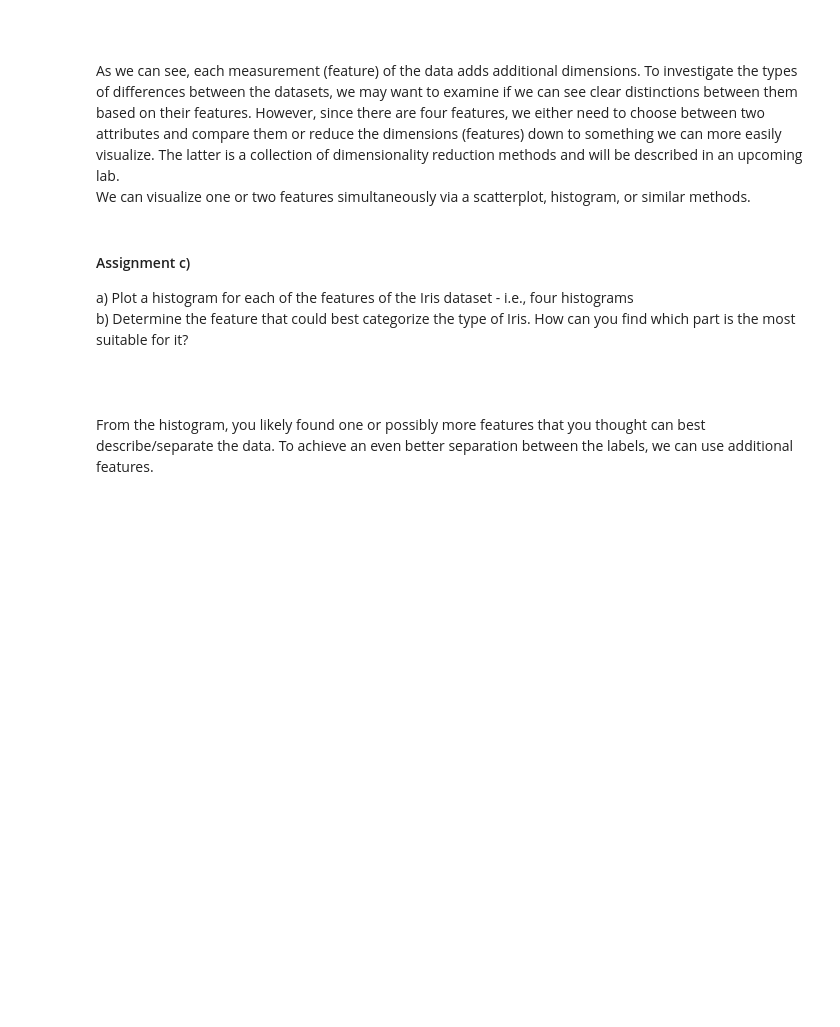
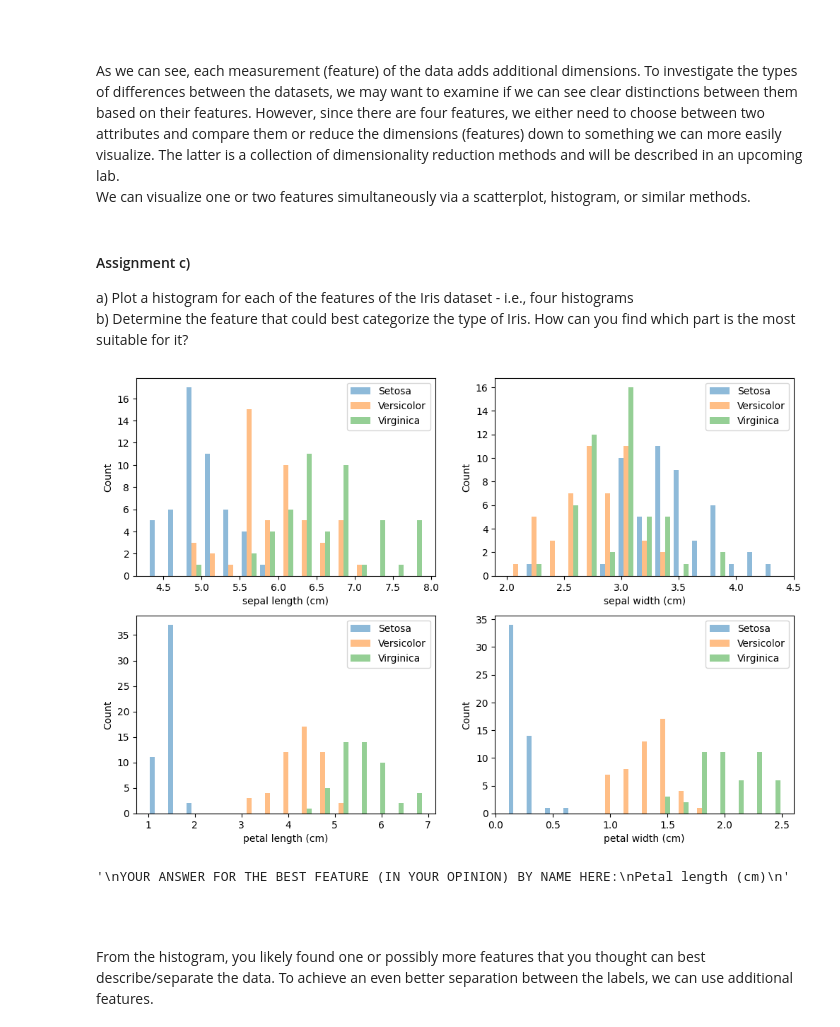
Before and after one commit to Adriboss13/Assignements, a Jupyter notebook: Assignments/Practical/PracticalNotebook3.ipynb, the cells around one changed output. Saved outputs shown, nothing was run; the diff lists cells and outputs as text; code cells hidden in the pictures; blank space fills up the shorter version.

```diff
--- a/Assignments/Practical/PracticalNotebook3.ipynb
+++ b/Assignments/Practical/PracticalNotebook3.ipynb
@@ -267,17 +295,27 @@ b) Determine the feature that could best categorize the type of Iris. How can yo
 # %%
 import matplotlib.pyplot as plt
 iris_target_names = ["Setosa", "Versicolor", "Virginica"]
 
 
 # YOUR CODE HERE
-#
-#
+X, y = iris.data, iris.target
+plt.figure(figsize=(12, 8))
+for i in range(nr_features):
+    plt.subplot(2, 2, i + 1)
+    plt.hist([X[y == j, i] for j in iris_classes], label=iris_target_names, alpha=0.5, bins=15)
+    plt.xlabel(iris_features[i])
+    plt.ylabel("Count")
+    plt.legend()
 
-
+plt.show()
 
 """
 YOUR ANSWER FOR THE BEST FEATURE (IN YOUR OPINION) BY NAME HERE:
+Petal length (cm)
 """
+# %% [output]
+[figure, added]
+'\nYOUR ANSWER FOR THE BEST FEATURE (IN YOUR OPINION) BY NAME HERE:\nPetal length (cm)\n'
 # %% [markdown]
 <br/>
 <br/>
```
Also changed, not shown: parts of 6 cells of this notebook.
